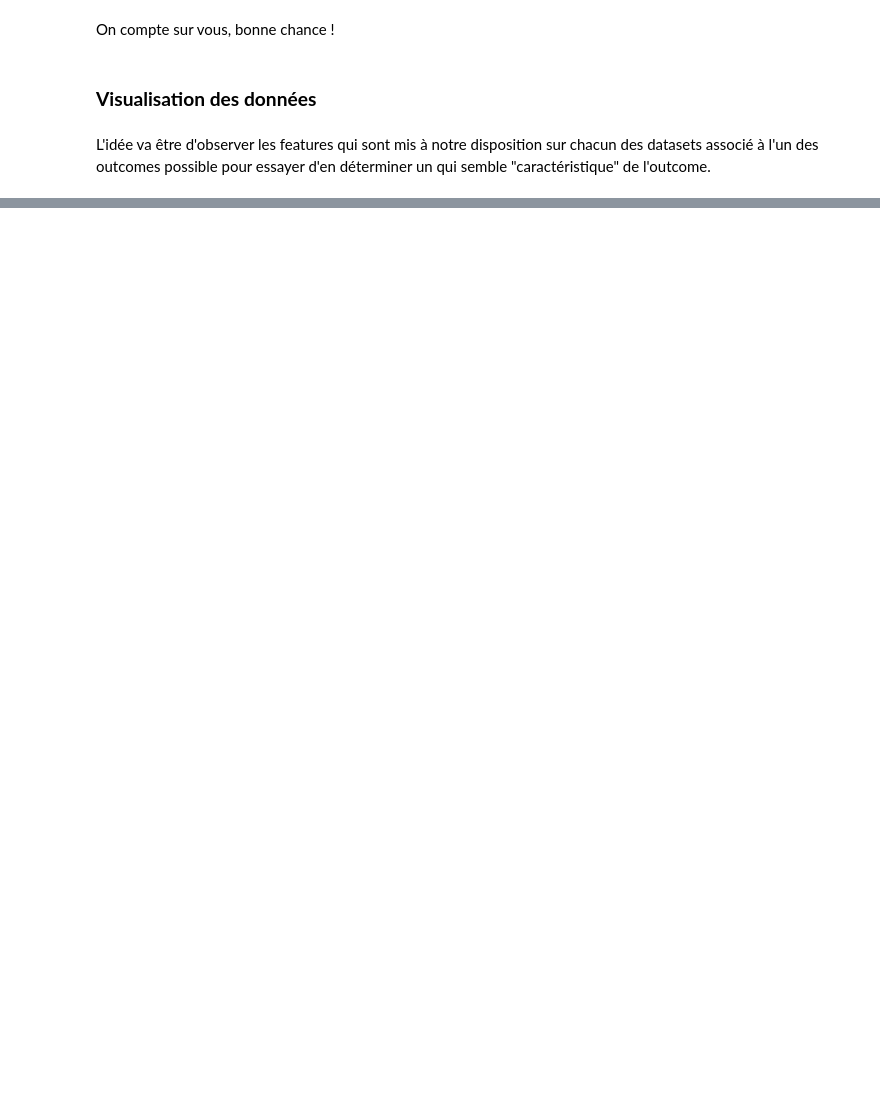
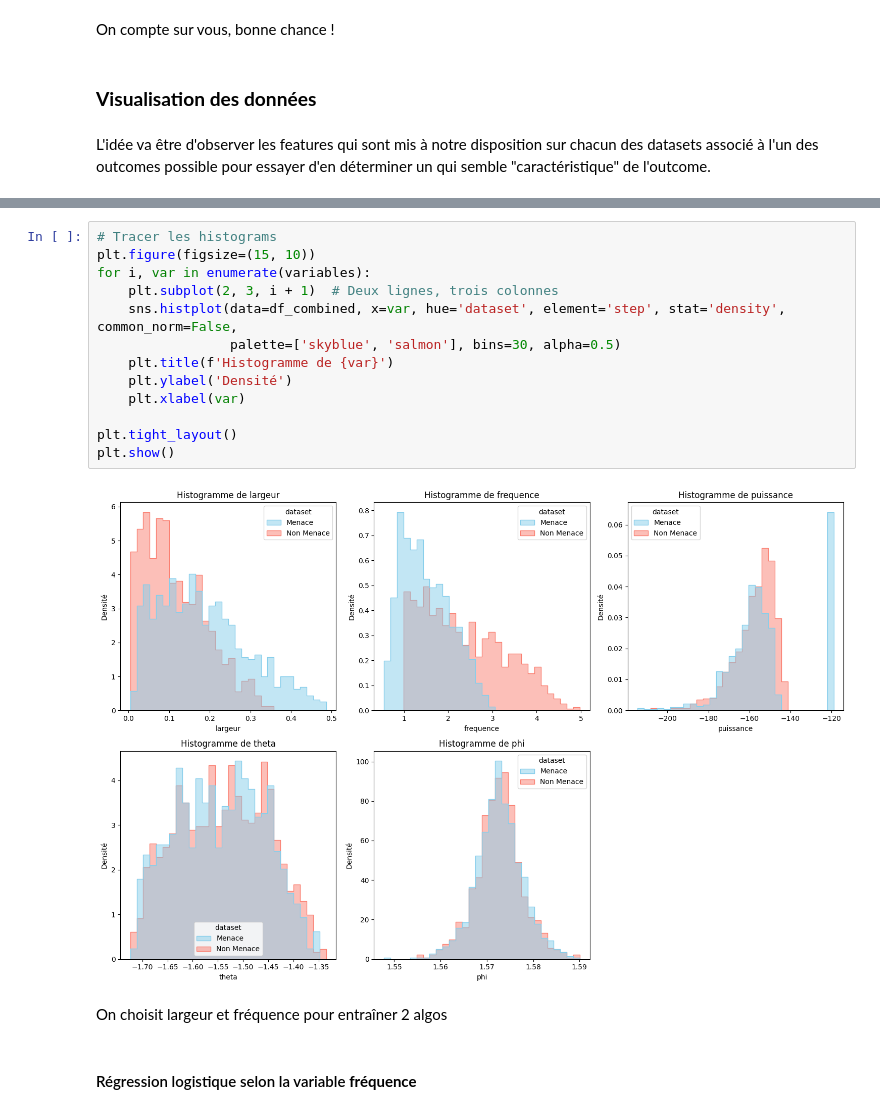
Before and after one commit to NailKhelifa/MVA_deep_and_signal, a Jupyter notebook: TP2/dls_tp2.ipynb, the cells around one changed output, grey strips where cells are left out. Drawn from its saved outputs; the diff is of its cells as text; blank space fills up the shorter version.

Commit message:
feature selection + regression logistique

```diff
--- a/TP2/dls_tp2.ipynb
+++ b/TP2/dls_tp2.ipynb
@@ -176,0 +212,19 @@ plt.show()
+# %%
+# Tracer les histograms
+plt.figure(figsize=(15, 10))
+for i, var in enumerate(variables):
+    plt.subplot(2, 3, i + 1)  # Deux lignes, trois colonnes
+    sns.histplot(data=df_combined, x=var, hue='dataset', element='step', stat='density', common_norm=False,
+                 palette=['skyblue', 'salmon'], bins=30, alpha=0.5)
+    plt.title(f'Histogramme de {var}')
+    plt.ylabel('Densité')
+    plt.xlabel(var)
+
+plt.tight_layout()
+plt.show()
+# %% [output]
+[figure, added]
+# %% [markdown]
+On choisit largeur et fréquence pour entraîner 2 algos
+# %% [markdown]
+#### Régression logistique selon la variable **fréquence**
```
Also changed, not shown: parts of 22 cells of this notebook.
